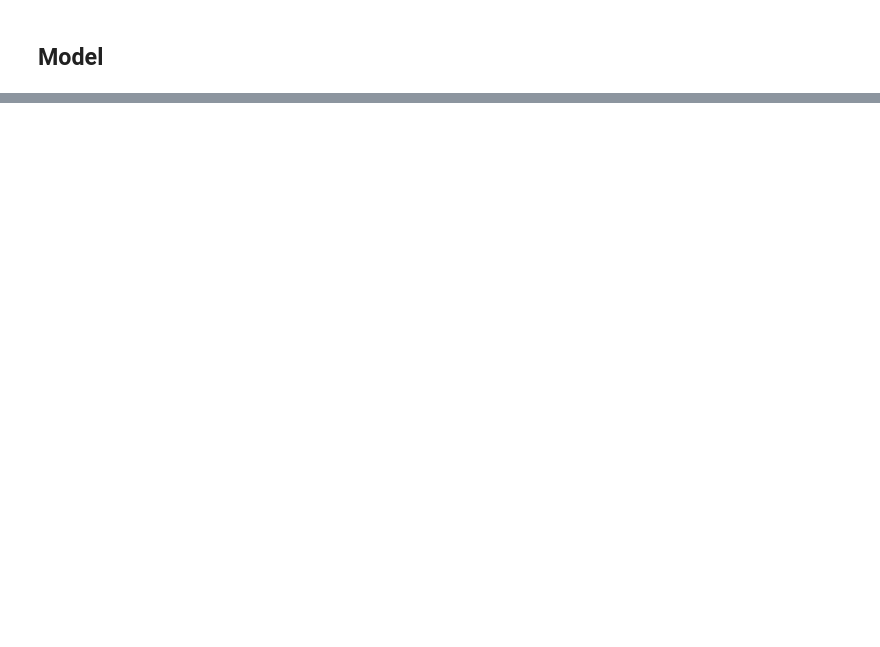
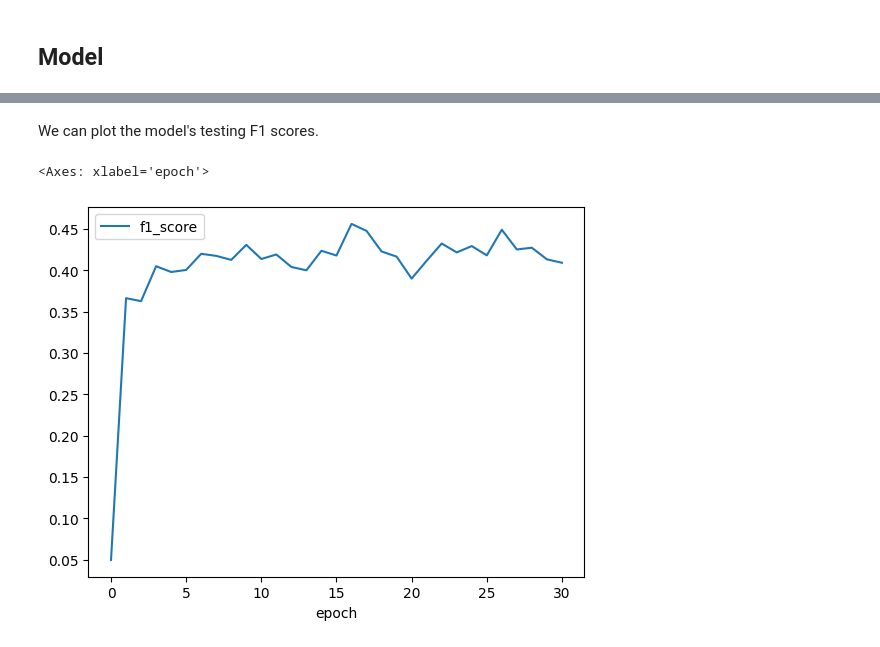
Before and after one commit to Mozzer2310/text-mining-cwk, a Jupyter notebook: text_mining.ipynb, the cells around one changed output, grey strips where cells are left out. Saved outputs shown, nothing was run; the diff lists cells and outputs as text; code cells hidden in the pictures; blank space fills up the shorter version.

```diff
--- a/text_mining.ipynb
+++ b/text_mining.ipynb
@@ -222,0 +276,29 @@ for _ in range(EPOCHS):
+# %%
+model = RelationExtractor(75, 37, nlp)
+optimizer = optim.AdamW(model.parameters())
+
+combined_dataset = data.ConcatDataset([train_dataset, validation_dataset])
+combined_data_loader = data.DataLoader(
+    combined_dataset,
+    batch_size=None,
+    shuffle=True,
+    generator=torch.Generator(device=device)
+)
+
+test_results = []
+
+# Get initial evaluation
+f1_score = evaluate(model, test_data_loader)
+test_result = {'epoch': 0, 'f1_score': f1_score}
+test_results.append(test_result)
+print(test_result)
+
+# Get evaluations over epochs
+for epoch in range(1, epochs + 1):
+    train(model, optimizer, combined_data_loader)
+    f1_score = evaluate(model, test_data_loader)
+    test_result = {'epoch': epoch, 'f1_score': f1_score}
+    test_results.append(test_result)
+    print(test_result)
+
+test_results = pd.DataFrame(test_results)
@@ -222,0 +323,7 @@ for _ in range(EPOCHS):
+# %% [markdown]
+We can plot the model's testing F1 scores.
+# %%
+test_results.plot.line('epoch', 'f1_score')
+# %% [output]
+<Axes: xlabel='epoch'>
+[figure, added]
```
Also changed, not shown: parts of 20 cells of this notebook.
